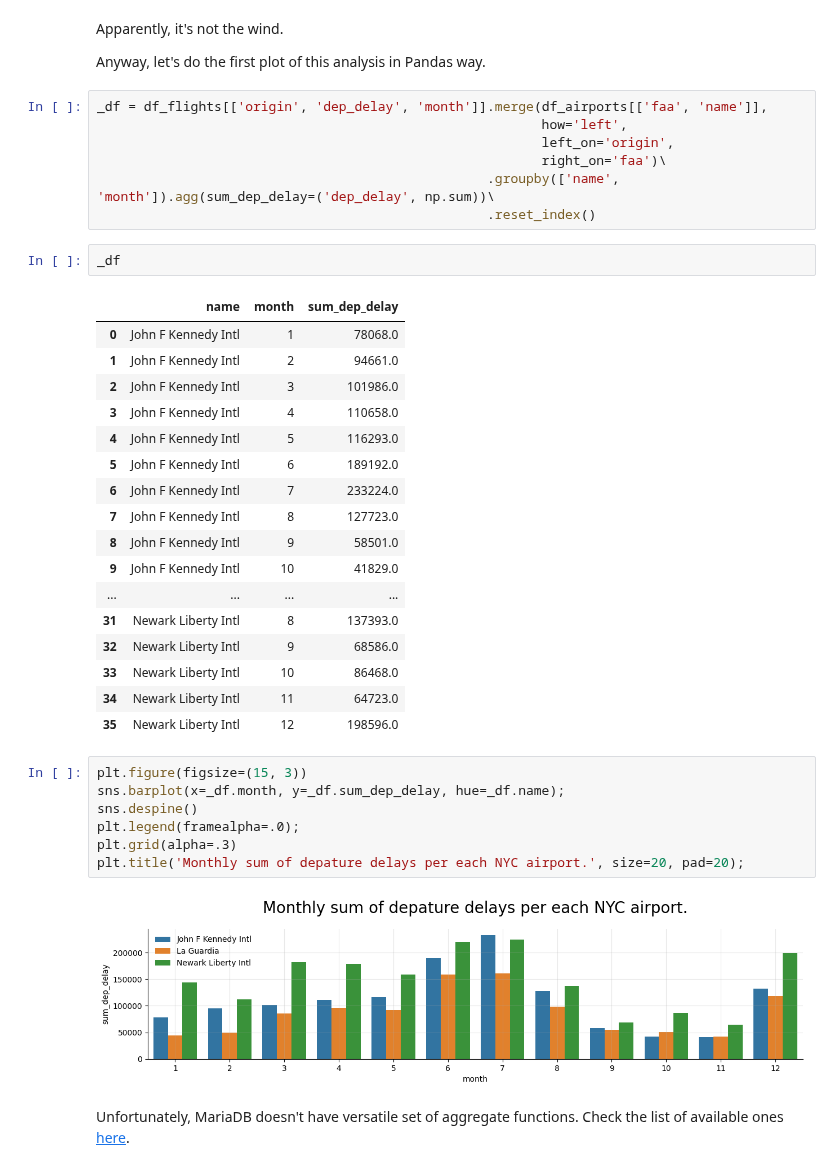
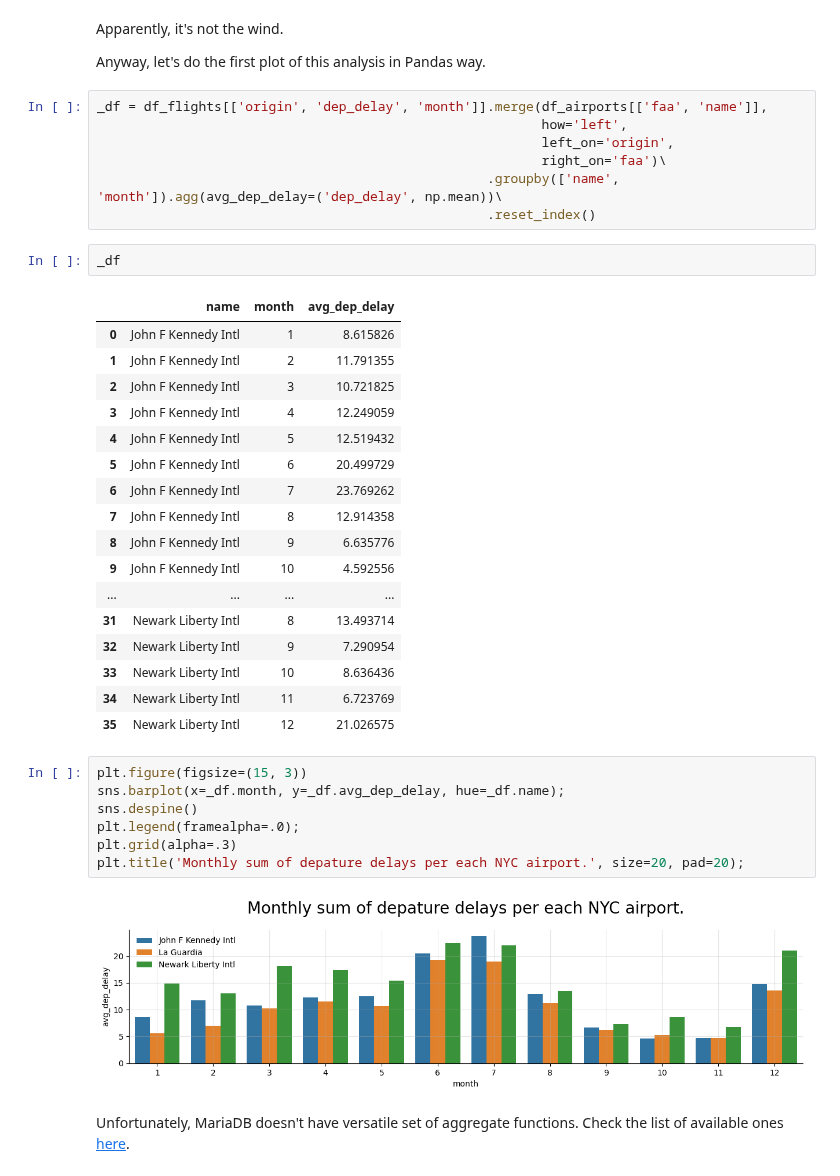
Before and after one commit to datakolektiv/dss03python2023, a Jupyter notebook: session10/dss03_py_session10b.ipynb, the cells around one changed output. Cells and saved outputs as stored; diff of their text form.

```diff
--- a/session10/dss03_py_session10b.ipynb
+++ b/session10/dss03_py_session10b.ipynb
@@ -1783,37 +1783,37 @@ _df = df_flights[['origin', 'dep_delay', 'month']].merge(df_airports[['faa', 'na
                                                          how='left',
                                                          left_on='origin',
                                                          right_on='faa')\
-                                                  .groupby(['name', 'month']).agg(sum_dep_delay=('dep_delay', np.sum))\
+                                                  .groupby(['name', 'month']).agg(avg_dep_delay=('dep_delay', np.mean))\
                                                   .reset_index()
 # %%
 _df
 # %% [output]
-|  | name | month | sum_dep_delay |
-| 0 | John F Kennedy Intl | 1 | 78068.0 |
-| 1 | John F Kennedy Intl | 2 | 94661.0 |
-| 2 | John F Kennedy Intl | 3 | 101986.0 |
-| 3 | John F Kennedy Intl | 4 | 110658.0 |
-| 4 | John F Kennedy Intl | 5 | 116293.0 |
-| 5 | John F Kennedy Intl | 6 | 189192.0 |
-| 6 | John F Kennedy Intl | 7 | 233224.0 |
-| 7 | John F Kennedy Intl | 8 | 127723.0 |
-| 8 | John F Kennedy Intl | 9 | 58501.0 |
-| 9 | John F Kennedy Intl | 10 | 41829.0 |
+|  | name | month | avg_dep_delay |
+| 0 | John F Kennedy Intl | 1 | 8.615826 |
+| 1 | John F Kennedy Intl | 2 | 11.791355 |
+| 2 | John F Kennedy Intl | 3 | 10.721825 |
+| 3 | John F Kennedy Intl | 4 | 12.249059 |
+| 4 | John F Kennedy Intl | 5 | 12.519432 |
+| 5 | John F Kennedy Intl | 6 | 20.499729 |
+| 6 | John F Kennedy Intl | 7 | 23.769262 |
+| 7 | John F Kennedy Intl | 8 | 12.914358 |
+| 8 | John F Kennedy Intl | 9 | 6.635776 |
+| 9 | John F Kennedy Intl | 10 | 4.592556 |
 | ... | ... | ... | ... |
-| 31 | Newark Liberty Intl | 8 | 137393.0 |
-| 32 | Newark Liberty Intl | 9 | 68586.0 |
-| 33 | Newark Liberty Intl | 10 | 86468.0 |
-| 34 | Newark Liberty Intl | 11 | 64723.0 |
-| 35 | Newark Liberty Intl | 12 | 198596.0 |
+| 31 | Newark Liberty Intl | 8 | 13.493714 |
+| 32 | Newark Liberty Intl | 9 | 7.290954 |
+| 33 | Newark Liberty Intl | 10 | 8.636436 |
+| 34 | Newark Liberty Intl | 11 | 6.723769 |
+| 35 | Newark Liberty Intl | 12 | 21.026575 |
 # %%
 plt.figure(figsize=(15, 3))
-sns.barplot(x=_df.month, y=_df.sum_dep_delay, hue=_df.name);
+sns.barplot(x=_df.month, y=_df.avg_dep_delay, hue=_df.name);
 sns.despine()
 plt.legend(framealpha=.0);
 plt.grid(alpha=.3)
 plt.title('Monthly sum of depature delays per each NYC airport.', size=20, pad=20);
 # %% [output]
-[figure, old version]
+[figure, new version]
 # %% [markdown]
 Unfortunately, MariaDB doesn't have versatile set of aggregate functions. Check the list of available ones [here](https://mariadb.com/kb/en/aggregate-functions/).
 # %% [markdown]
```
Also changed, not shown: parts of 9 cells of this notebook, 1 other file.
